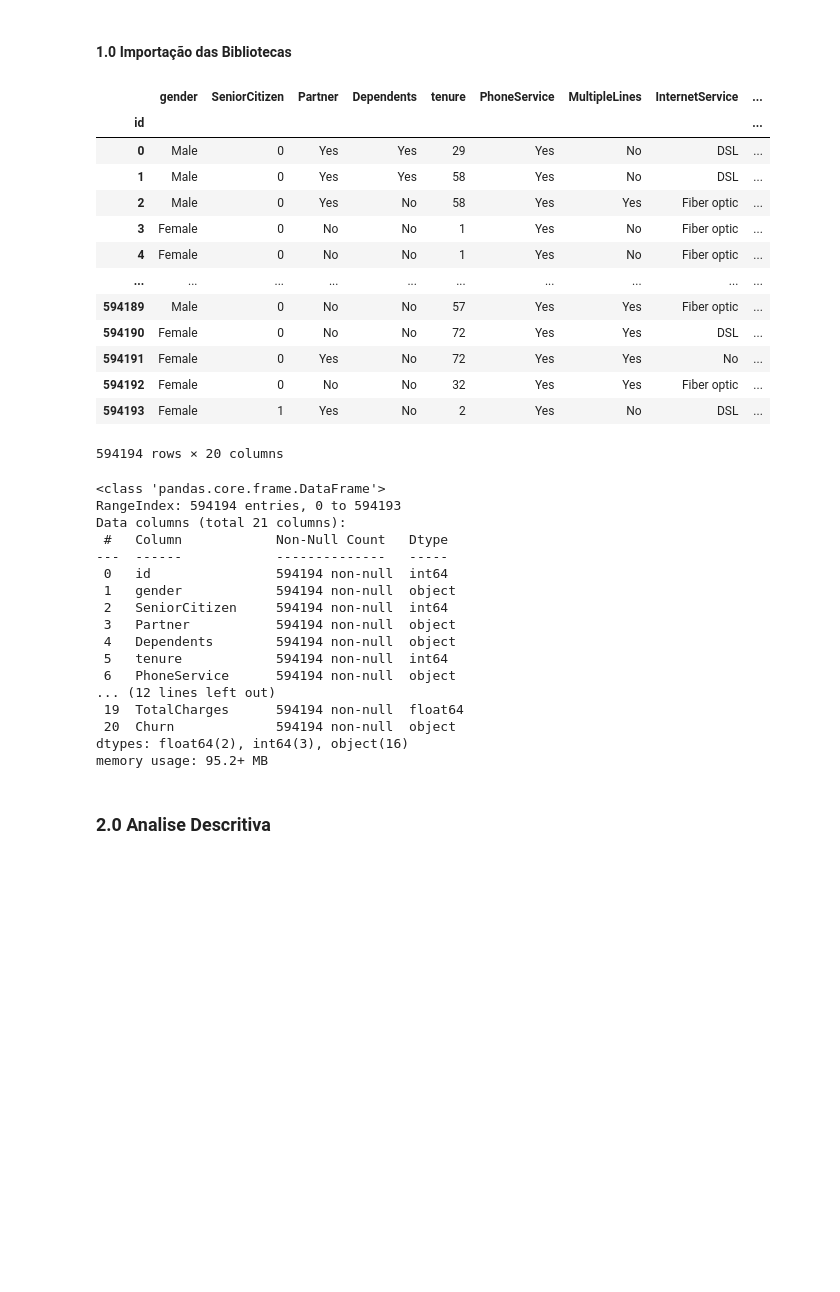
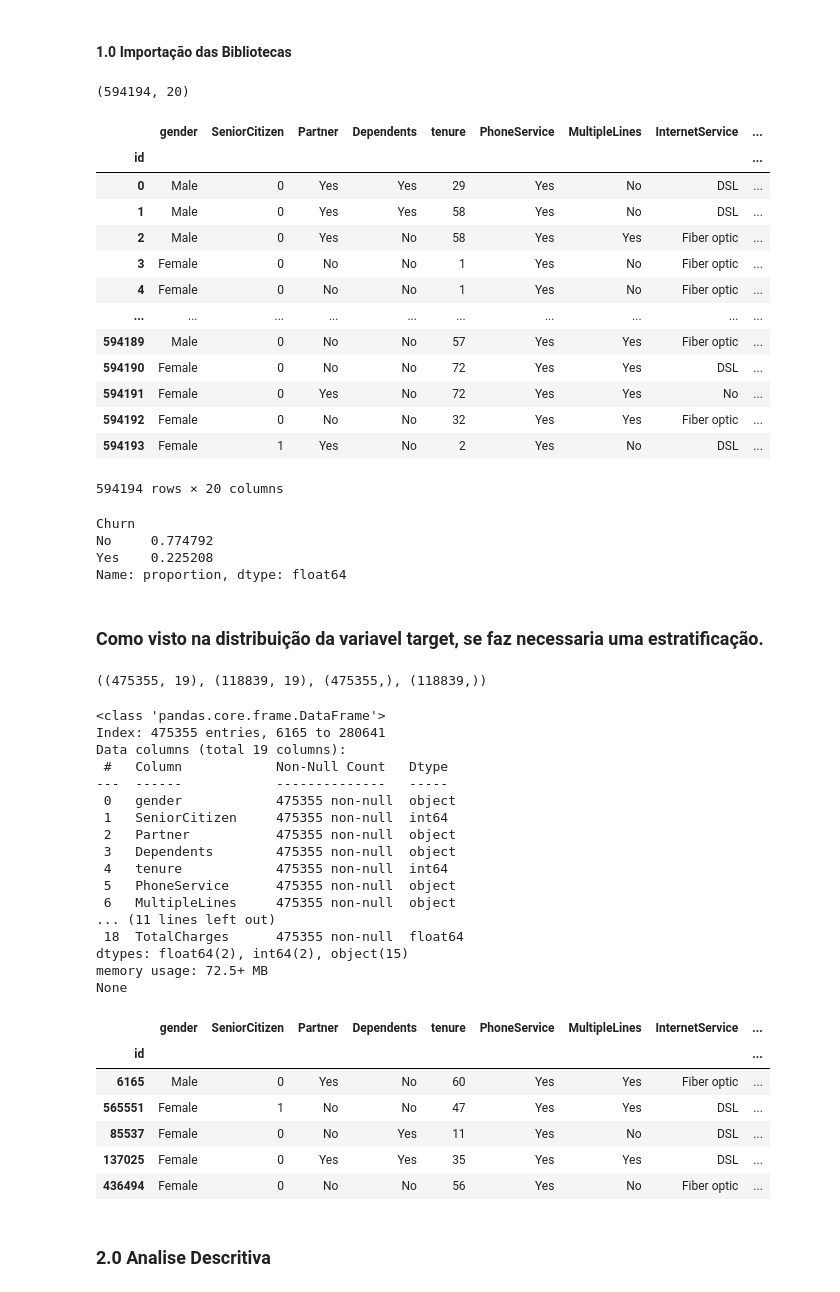
Before and after one commit to Felintox/Predict-Customer-Churn---Kaggle-Playground-Prediction-Competition-, a Jupyter notebook: churn-predict.ipynb, the cells around one changed output. Saved outputs shown, nothing was run; the diff lists cells and outputs as text; code cells hidden in the pictures; blank space fills up the shorter version.

```diff
--- a/churn-predict.ipynb
+++ b/churn-predict.ipynb
@@ -5,7 +9,9 @@ import pandas as pd
 # %%
 ch=pd.read_csv('data/train.csv',index_col='id')
+print(ch.shape)
 ch
 # %% [output]
+(594194, 20)
 |  | gender | SeniorCitizen | Partner | Dependents | tenure | PhoneService | MultipleLines | InternetService | ... |
 | id |  |  |  |  |  |  |  |  | ... |
 | 0 | Male | 0 | Yes | Yes | 29 | Yes | No | DSL | ... |
@@ -19,26 +25,50 @@ ch
 | 594191 | Female | 0 | Yes | No | 72 | Yes | Yes | No | ... |
 | 594192 | Female | 0 | No | No | 32 | Yes | Yes | Fiber optic | ... |
 | 594193 | Female | 1 | Yes | No | 2 | Yes | No | DSL | ... |
-594194 rows × 20 columns
+594194 rows × 20 columns
+# %%
+
+ch['Churn'].value_counts(normalize=True)
+# %% [output]
+Churn
+No     0.774792
+Yes    0.225208
+Name: proportion, dtype: float64
+# %% [markdown]
+### Como visto na distribuição da variavel target, se faz necessaria uma estratificação.
+# %%
+
+x_train,x_test,y_train,y_test=train_test_split(ch.drop('Churn',axis=1),ch['Churn'],test_size=0.2,random_state=42,stratify=ch['Churn'])
+x_train.shape,x_test.shape,y_train.shape,y_test.shape
+# %% [output]
+((475355, 19), (118839, 19), (475355,), (118839,))
 # %%
-ch.info()
+print(x_train.info())
+x_train.head()
 # %% [output]
 <class 'pandas.core.frame.DataFrame'>
-RangeIndex: 594194 entries, 0 to 594193
-Data columns (total 21 columns):
+Index: 475355 entries, 6165 to 280641
+Data columns (total 19 columns):
  #   Column            Non-Null Count   Dtype
 ---  ------            --------------   -----
- 0   id                594194 non-null  int64
- 1   gender            594194 non-null  object
- 2   SeniorCitizen     594194 non-null  int64
- 3   Partner           594194 non-null  object
- 4   Dependents        594194 non-null  object
- 5   tenure            594194 non-null  int64
- 6   PhoneService      594194 non-null  object
-... (12 lines left out)
- 19  TotalCharges      594194 non-null  float64
- 20  Churn             594194 non-null  object
-dtypes: float64(2), int64(3), object(16)
-memory usage: 95.2+ MB
+ 0   gender            475355 non-null  object
+ 1   SeniorCitizen     475355 non-null  int64
+ 2   Partner           475355 non-null  object
+ 3   Dependents        475355 non-null  object
+ 4   tenure            475355 non-null  int64
+ 5   PhoneService      475355 non-null  object
+ 6   MultipleLines     475355 non-null  object
+... (11 lines left out)
+ 18  TotalCharges      475355 non-null  float64
+dtypes: float64(2), int64(2), object(15)
+memory usage: 72.5+ MB
+None
+|  | gender | SeniorCitizen | Partner | Dependents | tenure | PhoneService | MultipleLines | InternetService | ... |
+| id |  |  |  |  |  |  |  |  | ... |
+| 6165 | Male | 0 | Yes | No | 60 | Yes | Yes | Fiber optic | ... |
+| 565551 | Female | 1 | No | No | 47 | Yes | Yes | DSL | ... |
+| 85537 | Female | 0 | No | Yes | 11 | Yes | No | DSL | ... |
+| 137025 | Female | 0 | Yes | Yes | 35 | Yes | Yes | DSL | ... |
+| 436494 | Female | 0 | No | No | 56 | Yes | No | Fiber optic | ... |
 # %% [markdown]
 ### 2.0 Analise Descritiva
```
Also changed, not shown: parts of 8 cells of this notebook.
